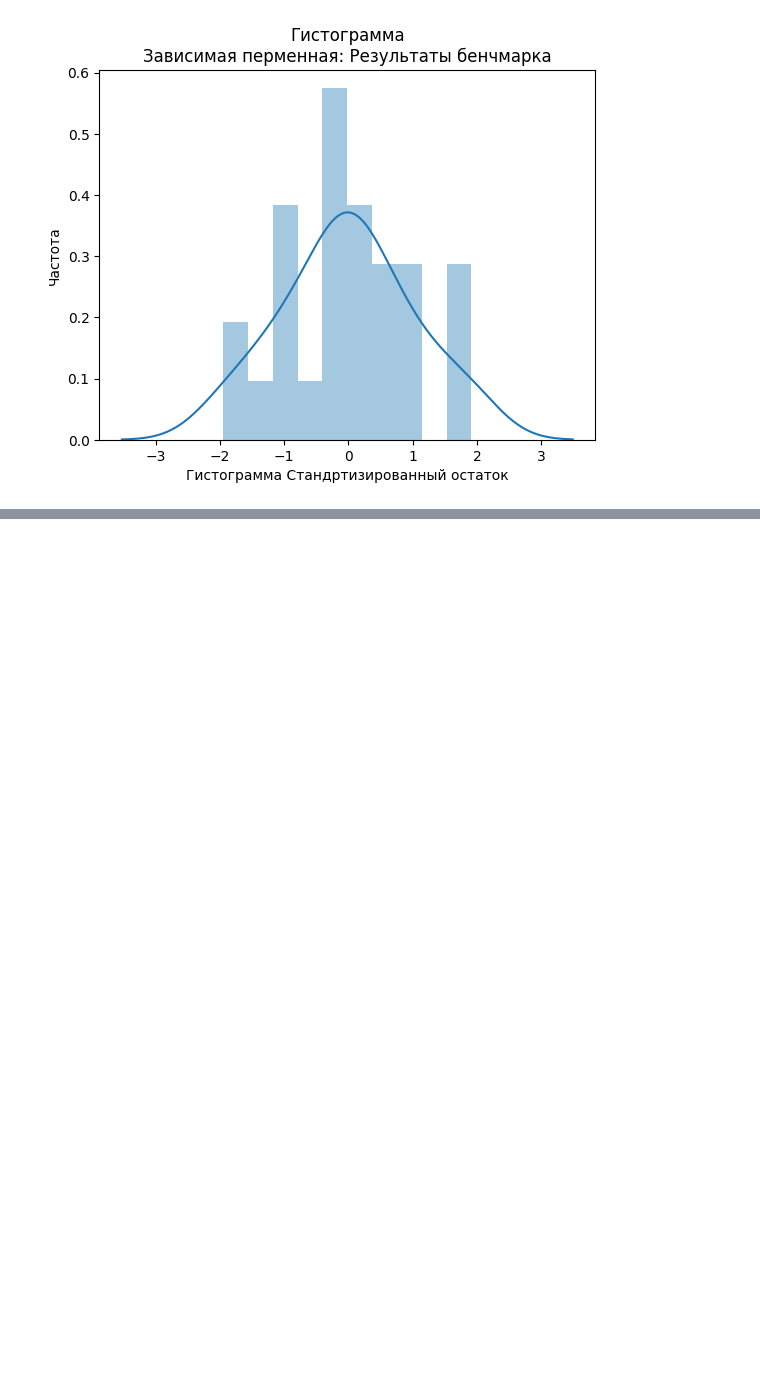
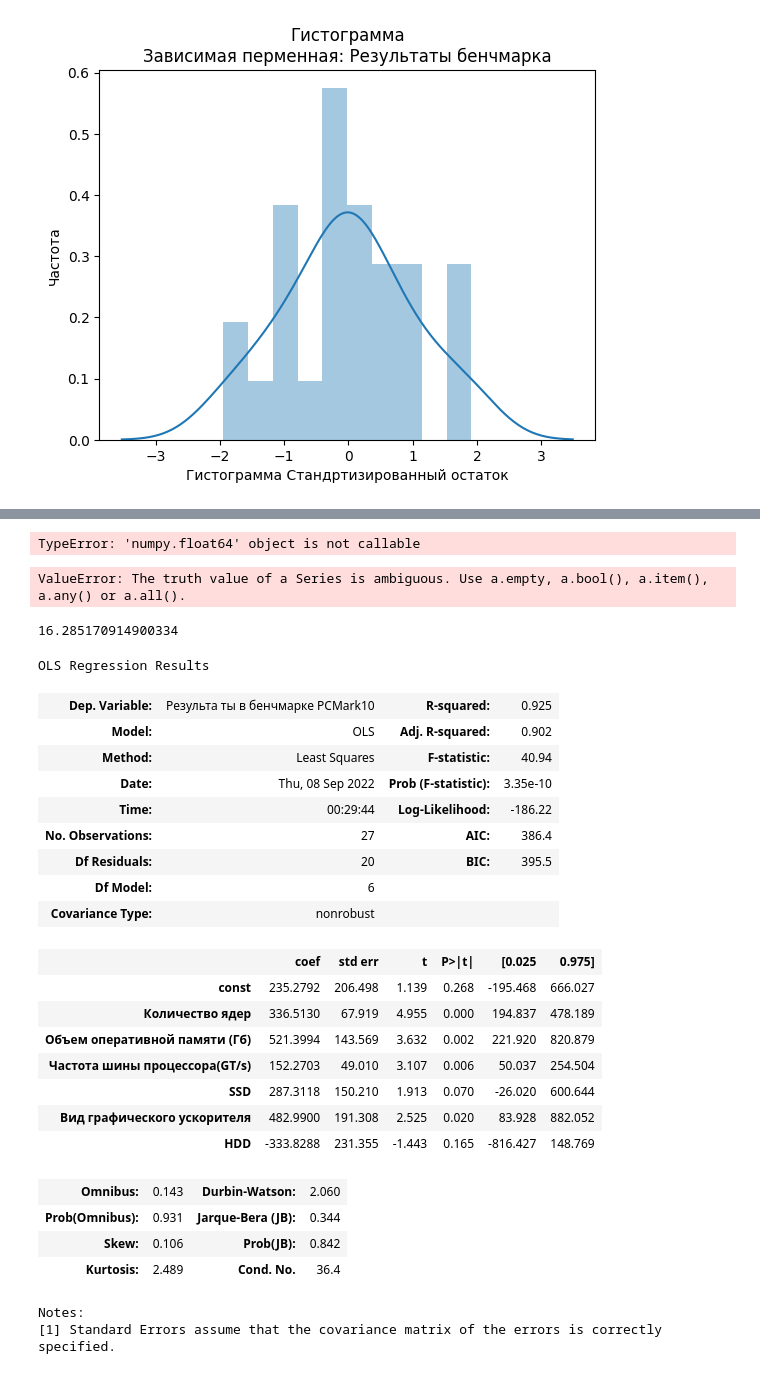
Before and after one commit to radabolsky/laptop-performance, a Jupyter notebook: Tumanova_stat.ipynb, the cells around one changed output, grey strips where cells are left out. Cells and saved outputs as stored; diff of their text form; code cells hidden in the pictures; blank space fills up the shorter version.

Commit message:
update model

```diff
--- a/Tumanova_stat.ipynb
+++ b/Tumanova_stat.ipynb
@@ -542,0 +548,29 @@ else:
+# %%
+for predictor in sorted_predictors[::-1]:
+    pred_list.append(predictor)
+    X = sm.add_constant(data[pred_list])
+    model = sm.OLS(Y, X).fit()
+    F_crit = model.tvalues ** 2
+# %%
+def get_S(y, pred):
+    return np.sum((y - pred) ** 2)
+# %%
+pred_list = []
+add_predictors = sorted_predictors.copy()
+while True:
+    F_choice = 0
+    for predictor in add_predictors:
+        pred_list.append(predictor)
+        X = sm.add_constant(data[pred_list])
+        model = sm.OLS(Y, X).fit()
+        if model.fvalue > F_choice:
+            choice = predictor
+            F_choice = model.fvalue
+        pred_list.pop()
+    pred_list.append(choice)
+    if len(add_predictors) == 0:
+        break
+    else:
+        add_predictors.remove(choice)
+    if model.fvalue < 3.84:
+        break
@@ -542,0 +630,17 @@ else:
+# %%
+model.fvalue()
+# %% [output]
+TypeError: 'numpy.float64' object is not callable
+# %%
+pred_list = []
+while F_crit >= 3.84:
+    for predictor in sorted_predictors[::-1]:
+        if len(pred_list) > 1:
+            X = sm.add_constant(data[pred_list])
+            model = sm.OLS(Y, X).fit()
+            S_after = get_S(Y, model.predict(X))
+            S_after = get_S()
+            F_choice = model.tvalues ** 2
+    pred_list.append(predictor)
+# %% [output]
+ValueError: The truth value of a Series is ambiguous. Use a.empty, a.bool(), a.item(), a.any() or a.all().
@@ -542,0 +649,31 @@ else:
+# %%
+model.fvalue
+# %% [output]
+16.285170914900334
+# %%
+model.summary()
+# %% [output]
+OLS Regression Results
+| Dep. Variable: | Результа ты в бенчмарке PCMark10 | R-squared: | 0.925 |
+| Model: | OLS | Adj. R-squared: | 0.902 |
+| Method: | Least Squares | F-statistic: | 40.94 |
+| Date: | Thu, 08 Sep 2022 | Prob (F-statistic): | 3.35e-10 |
+| Time: | 00:29:44 | Log-Likelihood: | -186.22 |
+| No. Observations: | 27 | AIC: | 386.4 |
+| Df Residuals: | 20 | BIC: | 395.5 |
+| Df Model: | 6 |  |  |
+| Covariance Type: | nonrobust |  |  |
+|  | coef | std err | t | P>|t| | [0.025 | 0.975] |
+| const | 235.2792 | 206.498 | 1.139 | 0.268 | -195.468 | 666.027 |
+| Количество ядер | 336.5130 | 67.919 | 4.955 | 0.000 | 194.837 | 478.189 |
+| Объем оперативной памяти (Гб) | 521.3994 | 143.569 | 3.632 | 0.002 | 221.920 | 820.879 |
+| Частота шины процессора(GT/s) | 152.2703 | 49.010 | 3.107 | 0.006 | 50.037 | 254.504 |
+| SSD | 287.3118 | 150.210 | 1.913 | 0.070 | -26.020 | 600.644 |
+| Вид графического ускорителя | 482.9900 | 191.308 | 2.525 | 0.020 | 83.928 | 882.052 |
+| HDD | -333.8288 | 231.355 | -1.443 | 0.165 | -816.427 | 148.769 |
+| Omnibus: | 0.143 | Durbin-Watson: | 2.060 |
+| Prob(Omnibus): | 0.931 | Jarque-Bera (JB): | 0.344 |
+| Skew: | 0.106 | Prob(JB): | 0.842 |
+| Kurtosis: | 2.489 | Cond. No. | 36.4 |
+Notes:
+[1] Standard Errors assume that the covariance matrix of the errors is correctly specified.
```
Also changed, not shown: parts of 20 cells of this notebook, 1 other file.
